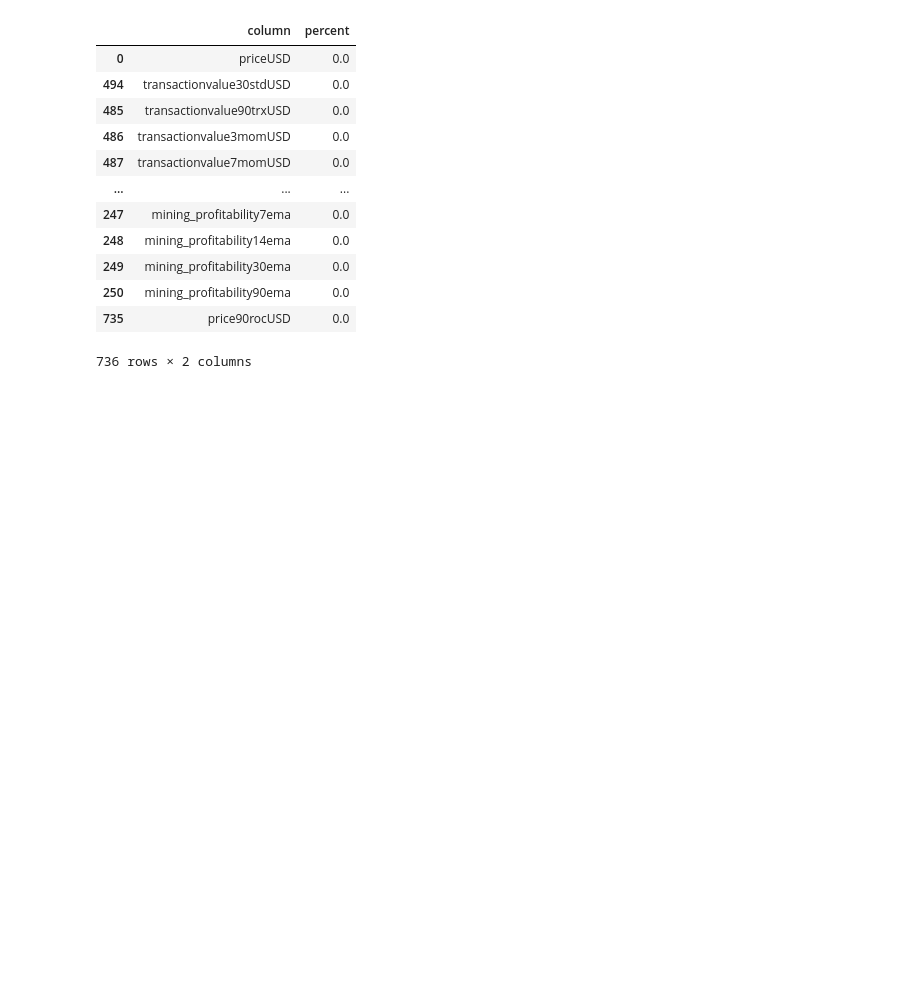
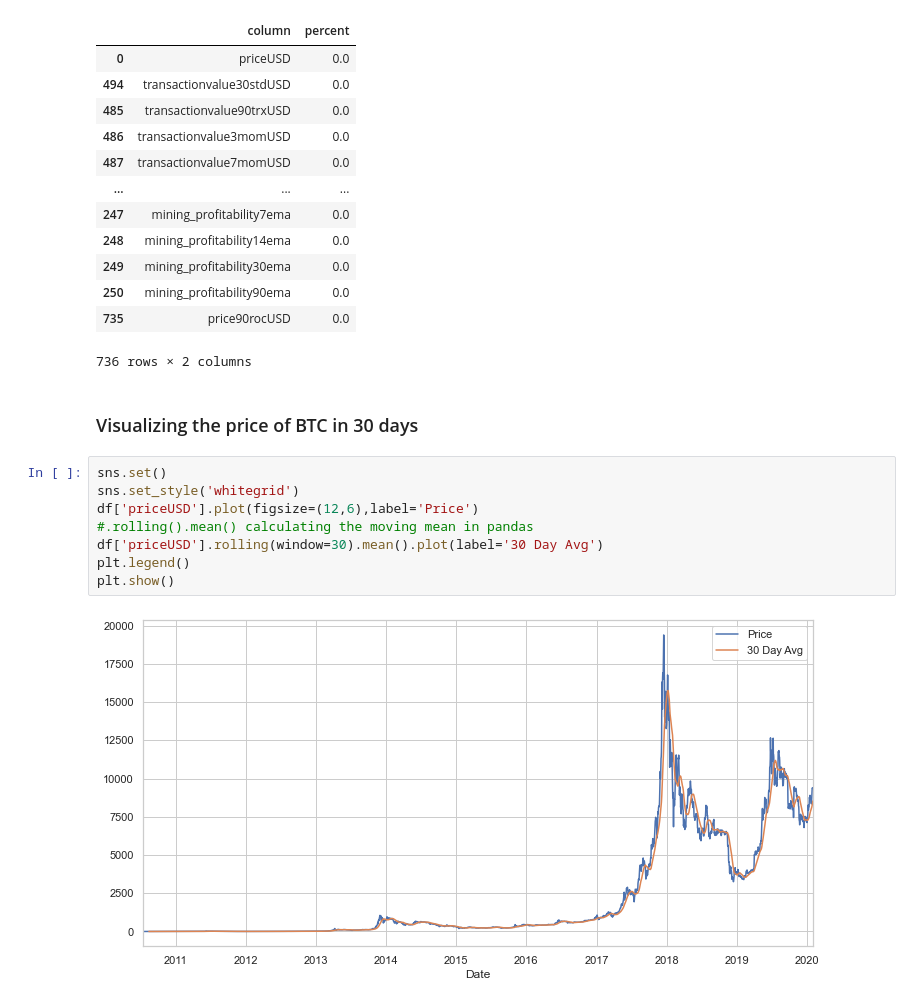
Before and after one commit to riya2509/Bitcoin-Price-Prediction, a Jupyter notebook: Data Selection and PCA.ipynb, the cells around one changed output. Cells and saved outputs as stored; diff of their text form; blank space fills up the shorter version.

Commit message:
plotting graphs for analyzing

```diff
--- a/Data Selection and PCA.ipynb
+++ b/Data Selection and PCA.ipynb
@@ -97,3 +98,15 @@ missed
 | 250 | mining_profitability90ema | 0.0 |
 | 735 | price90rocUSD | 0.0 |
 736 rows × 2 columns
+# %% [markdown]
+### Visualizing the price of BTC in 30 days
+# %%
+sns.set()
+sns.set_style('whitegrid')
+df['priceUSD'].plot(figsize=(12,6),label='Price')
+#.rolling().mean() calculating the moving mean in pandas
+df['priceUSD'].rolling(window=30).mean().plot(label='30 Day Avg')
+plt.legend()
+plt.show()
+# %% [output]
+[figure, added]
```
Also changed, not shown: parts of 4 cells of this notebook.
